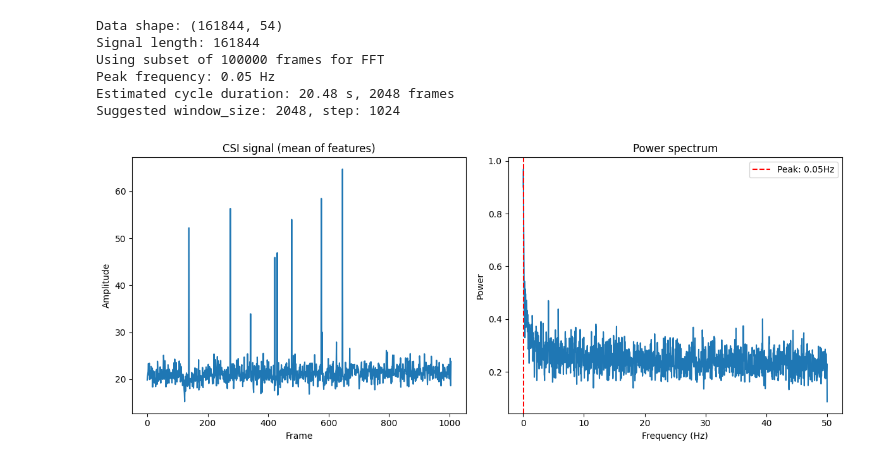
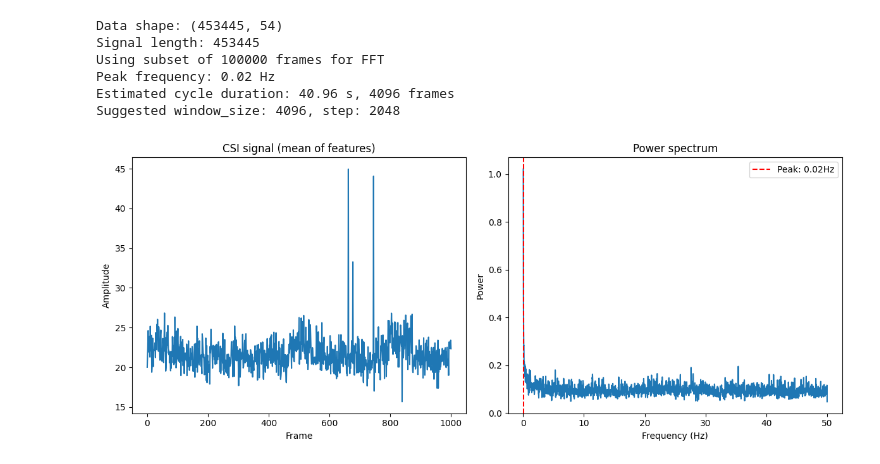
Before and after one commit to GBhihi/PBL5-train-model, a Jupyter notebook: cycle.ipynb, the cells around one changed output. Drawn from its saved outputs; the diff is of its cells as text; code cells hidden in the pictures.

```diff
--- a/cycle.ipynb
+++ b/cycle.ipynb
@@ -7,7 +7,7 @@ from src.preprocess import load_csi_csv
 import traceback
 
 # --- 1. Tham số ---
-csv_path = "data/raw/walk.csv"  # file CSI
+csv_path = "data/raw/no_3.5.csv"  # file CSI
 sample_rate = 100  # Hz
 
 # --- 2. Load dữ liệu ---
@@ -44,36 +44,36 @@ print(f"Peak frequency: {peak_freq:.2f} Hz")
 
 # --- 7. Tính chu kỳ ---
 cycle_sec = 1.0 / peak_freq
 cycle_frames = int(cycle_sec * sample_rate)
 print(f"Estimated cycle duration: {cycle_sec:.2f} s, {cycle_frames} frames")
 
 # --- 8. Window / step đề xuất ---
 window_size = cycle_frames
 step = max(1, window_size // 2)
 print(f"Suggested window_size: {window_size}, step: {step}")
 
 # --- 9. Vẽ nhanh ---
 plt.figure(figsize=(12,5))
 plt.subplot(1,2,1)
 plt.plot(signal[::max(1, signal_len // 1000)])  # vẽ ~1000 điểm để nhanh
 plt.title("CSI signal (mean of features)")
 plt.xlabel("Frame")
 plt.ylabel("Amplitude")
 
 plt.subplot(1,2,2)
 plt.plot(frequencies, power)
 plt.title("Power spectrum")
 plt.xlabel("Frequency (Hz)")
 plt.ylabel("Power")
 plt.axvline(peak_freq, color='r', linestyle='--', label=f'Peak: {peak_freq:.2f}Hz')
 plt.legend()
 plt.tight_layout()
 plt.show()
 # %% [output]
-Data shape: (161844, 54)
-Signal length: 161844
+Data shape: (453445, 54)
+Signal length: 453445
 Using subset of 100000 frames for FFT
-Peak frequency: 0.05 Hz
-Estimated cycle duration: 20.48 s, 2048 frames
-Suggested window_size: 2048, step: 1024
+Peak frequency: 0.02 Hz
+Estimated cycle duration: 40.96 s, 4096 frames
+Suggested window_size: 4096, step: 2048
-[figure, old version]
+[figure, new version]
```
Also changed, not shown: 22 other files.
